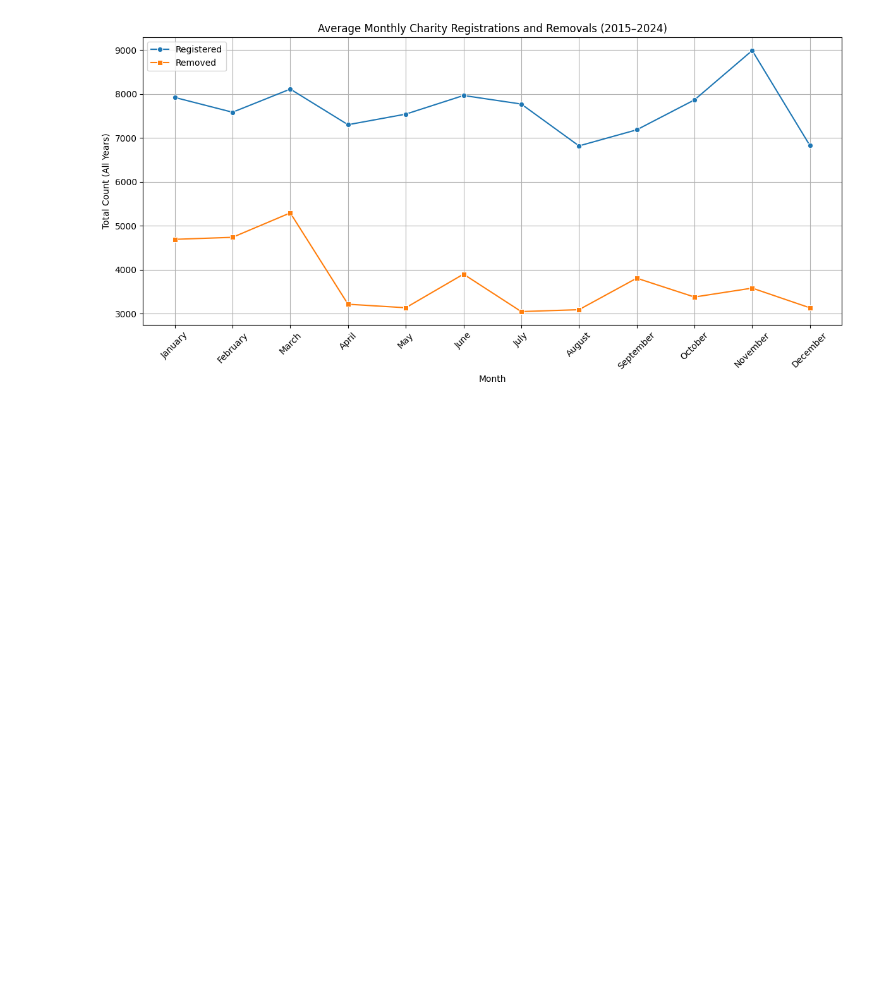
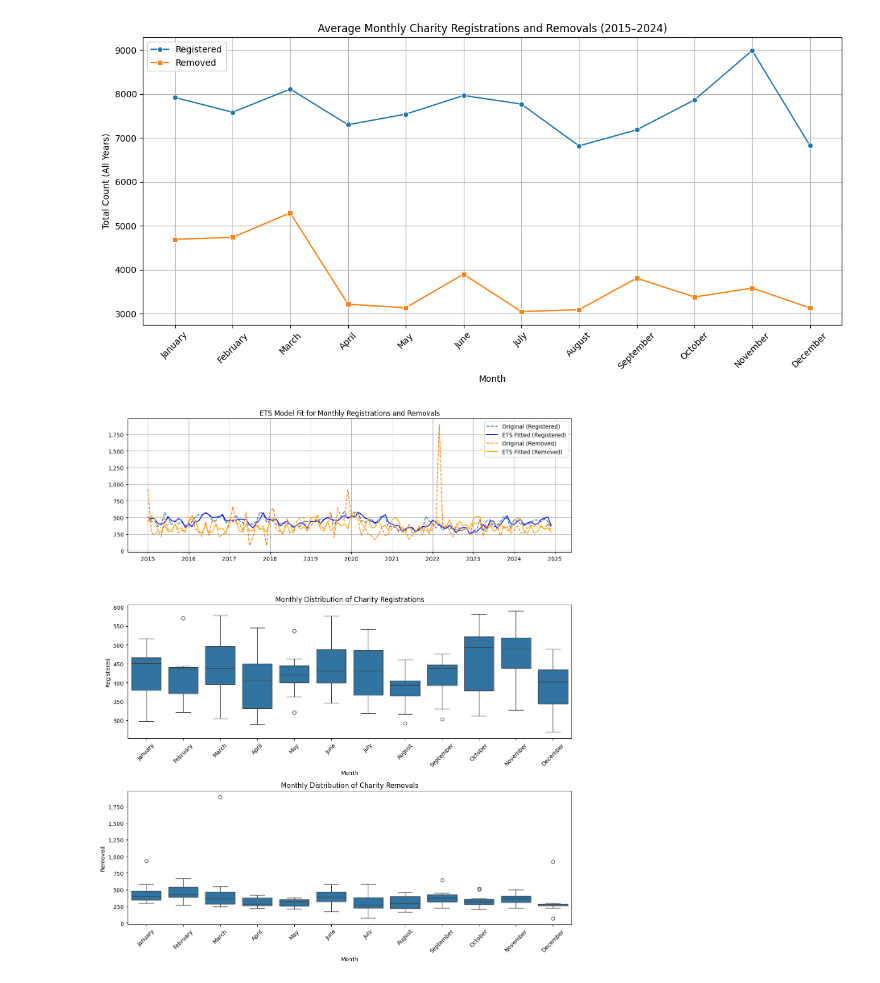
Before and after one commit to crystalyu917/The-Impact-of-Local-Council-Asset-Sales-on-Charity-Survival-in-England, a Jupyter notebook: src/analysis/raw_data_analysis.ipynb, the cells around one changed output. Saved outputs shown, nothing was run; the diff lists cells and outputs as text; code cells hidden in the pictures; blank space fills up the shorter version.

```diff
--- a/src/analysis/raw_data_analysis.ipynb
+++ b/src/analysis/raw_data_analysis.ipynb
@@ -343,3 +345,66 @@ plt.tight_layout()
 plt.show()
 # %% [output]
 [figure]
+# %%
+# Extract year-month as Period
+dataset['removal_month'] = dataset['date_of_removal'].dt.to_period('M')
+dataset['registration_month'] = dataset['date_of_registration'].dt.to_period('M')
+
+# Count per month
+removed_by_month = dataset['removal_month'].value_counts().sort_index()
+registered_by_month = dataset['registration_month'].value_counts().sort_index()
+
+# Filter to 2015–2024
+removed_by_month = removed_by_month[(removed_by_month.index >= '2015-01') & (removed_by_month.index <= '2024-12')]
+registered_by_month = registered_by_month[(registered_by_month.index >= '2015-01') & (registered_by_month.index <= '2024-12')]
+
+# Convert PeriodIndex to Timestamp for modeling and plotting
+removed_by_month.index = removed_by_month.index.to_timestamp()
+registered_by_month.index = registered_by_month.index.to_timestamp()
+
+# Apply ETS model (additive trend and seasonality)
+ets_model_removed = ExponentialSmoothing(removed_by_month, trend='add', seasonal='add', seasonal_periods=12).fit()
+ets_model_registered = ExponentialSmoothing(registered_by_month, trend='add', seasonal='add', seasonal_periods=12).fit()
+
+# Prepare for boxplots
+removed_df = removed_by_month.reset_index()
+removed_df.columns = ['Date', 'Removed']
+removed_df['Month'] = removed_df['Date'].dt.month_name()
+
+registered_df = registered_by_month.reset_index()
+registered_df.columns = ['Date', 'Registered']
+registered_df['Month'] = registered_df['Date'].dt.month_name()
+
+# Ensure month order for boxplot
+month_order = ['January', 'February', 'March', 'April', 'May', 'June',
+               'July', 'August', 'September', 'October', 'November', 'December']
+
+# Plot
+fig, axes = plt.subplots(3, 1, figsize=(12, 14), sharex=False)
+
+# ETS Model Trends
+axes[0].plot(registered_by_month.index, registered_by_month.values, linestyle='--', label='Original (Registered)')
+axes[0].plot(registered_by_month.index, ets_model_registered.fittedvalues, color='blue', label='ETS Fitted (Registered)')
+axes[0].plot(removed_by_month.index, removed_by_month.values, linestyle='--', label='Original (Removed)')
+axes[0].plot(removed_by_month.index, ets_model_removed.fittedvalues, color='orange', label='ETS Fitted (Removed)')
+axes[0].set_title('ETS Model Fit for Monthly Registrations and Removals')
+axes[0].legend()
+axes[0].grid(True)
+axes[0].yaxis.set_major_formatter(mticker.FuncFormatter(lambda x, _: f'{int(x):,}'))
+
+# Boxplot for Removals
+# Boxplot for Registrations
+sns.boxplot(data=registered_df, x='Month', y='Registered', order=month_order, ax=axes[1])
+axes[1].set_title('Monthly Distribution of Charity Registrations')
+axes[1].tick_params(axis='x', rotation=45)
+axes[1].yaxis.set_major_formatter(mticker.FuncFormatter(lambda x, _: f'{int(x):,}'))
+
+sns.boxplot(data=removed_df, x='Month', y='Removed', order=month_order, ax=axes[2])
+axes[2].set_title('Monthly Distribution of Charity Removals')
+axes[2].tick_params(axis='x', rotation=45)
+axes[2].yaxis.set_major_formatter(mticker.FuncFormatter(lambda x, _: f'{int(x):,}'))
+
+plt.tight_layout()
+plt.show()
+# %% [output]
+[figure, added]
```
Also changed, not shown: parts of 3 cells of this notebook, 1 other file.
